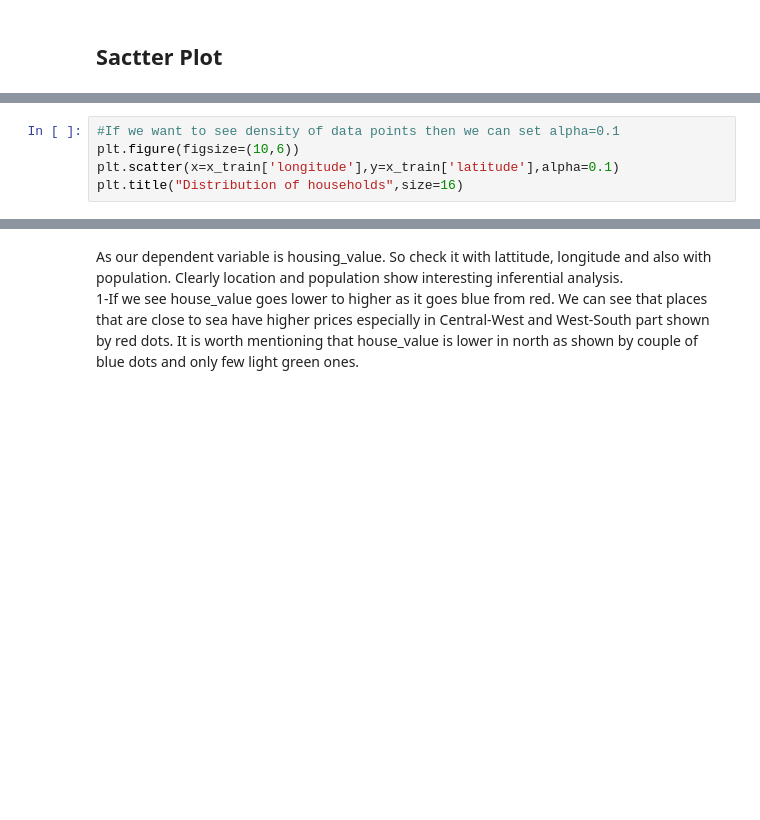
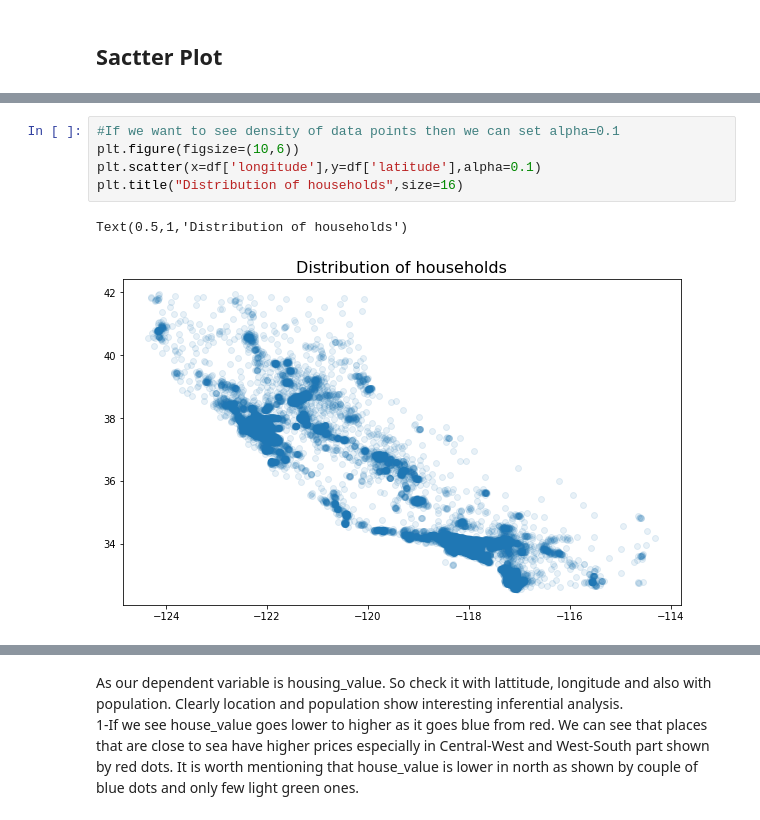
Before and after one commit to HassanSherwani/Data_Science_Projects, a Jupyter notebook: Dealing with Cross-sectional Data/Dealing with Cross sectional data.ipynb, the cells around one changed output, grey strips where cells are left out. Cells and saved outputs as stored; diff of their text form; blank space fills up the shorter version.

```diff
--- a/Dealing with Cross-sectional Data/Dealing with Cross sectional data.ipynb
+++ b/Dealing with Cross-sectional Data/Dealing with Cross sectional data.ipynb
@@ -464,8 +487,11 @@ plt.title("Distribution of households",size=16)
 # %%
 #If we want to see density of data points then we can set alpha=0.1
 plt.figure(figsize=(10,6))
-plt.scatter(x=x_train['longitude'],y=x_train['latitude'],alpha=0.1)
+plt.scatter(x=df['longitude'],y=df['latitude'],alpha=0.1)
 plt.title("Distribution of households",size=16)
+# %% [output]
+Text(0.5,1,'Distribution of households')
+[figure, added]
 # %%
 plt.figure(figsize=(12,12))
 img=plt.imread('California.png')
```
Also changed, not shown: parts of 50 cells of this notebook.
